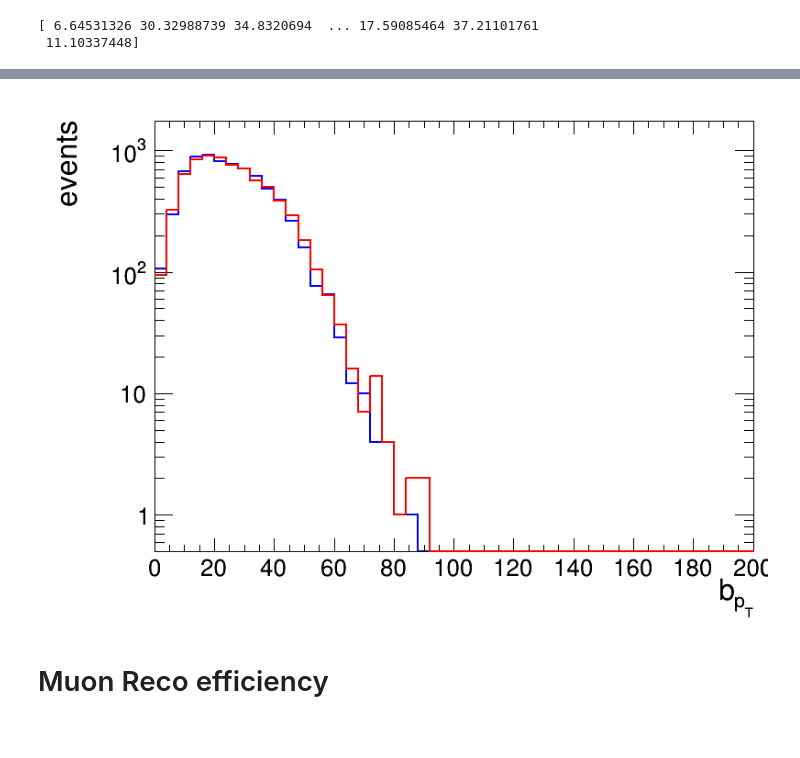
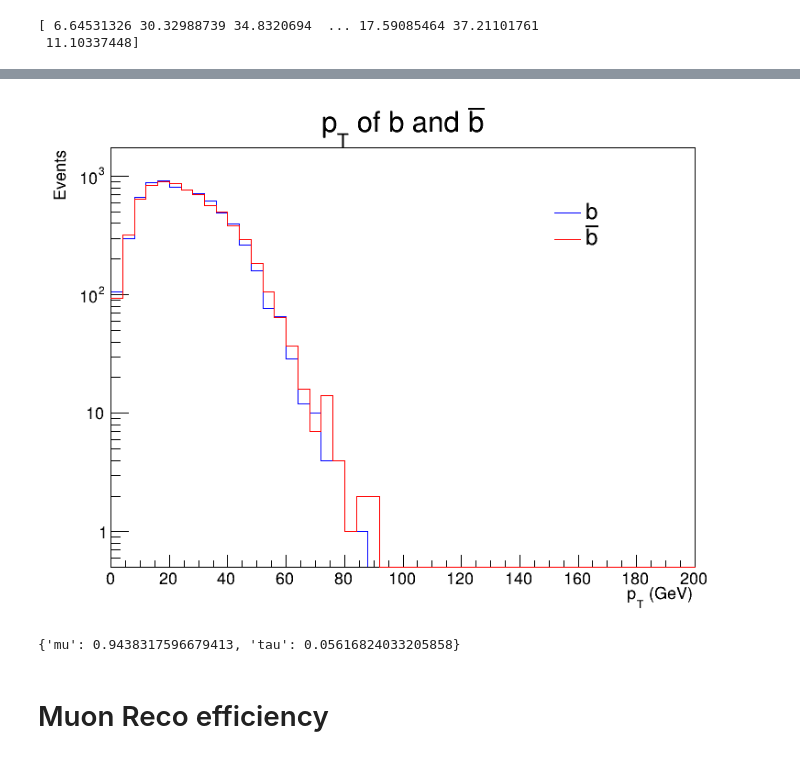
Before and after one commit to cms-lpc-llp/delayed_jet_analyzer, a Jupyter notebook: plot_scripts/glue_ball_plotter.ipynb, the cells around one changed output, grey strips where cells are left out. Drawn from its saved outputs; the diff is of its cells as text; code cells hidden in the pictures.

```diff
--- a/plot_scripts/glue_ball_plotter.ipynb
+++ b/plot_scripts/glue_ball_plotter.ipynb
@@ -20,7 +19,7 @@ tree = {}
 process = {}
 process_short = {}
 
-fpath['glueBall'] = '/home/cms/Desktop/OlmoNotebook/jetNtuple_glueBall_m50_ctau1000cm_ALL.root'
+fpath['glueBall'] = '/home/maojiajing/cms-llp/samples/signal/glueball/jetNtuple_glueball_m50_pl1000.root'
 process['glueBall'] = 'pp #rightarrow h*h* #rightarrow jj#nu#nu'
 process_short['glueBall'] = 'pp #rightarrow h*h* #rightarrow jj#nu#nu'
 
@@ -170,7 +180,7 @@ endcap-endcap fraction of events =  0.190481913421
 # %%
 c = rt.TCanvas('c','c', 800, 600)
 h = {}
-h['llp_eta'] = create_TH1D(llp_eta, axis_title=['llp_{#eta}', 'events'], name='llp_eta', binning=[60,-5,5])
+h['llp_eta'] = create_TH1D(llp_eta, axis_title=['#eta^{LLP}', 'Events'], name='LLP_#eta', binning=[60,-5,5])
 h['llp_eta'].SetLineColor(4)
 c.SetLogy()
 h['llp_eta'].Draw()
@@ -180,8 +191,9 @@ NameError: name 'create_TH1D' is not defined
 # %%
 #c = rt.TCanvas('c','c', 800, 600)
-h['llp_pt'] = create_TH1D(llp_pt, axis_title=['llp_{p_{T}}', 'events'], name='llp_pt', binning=[50,0,200])
+h['llp_pt'] = create_TH1D(llp_pt, axis_title=['p_{T}^{LLP}', 'Events'], name='LLP Transverse Momentum', binning=[50,0,200])
 h['llp_pt'].SetLineColor(4)
 c.SetLogy()
 h['llp_pt'].Draw()
+c.Update()
 c.Draw()
 # %% [output]
@@ -189,10 +201,16 @@ c.Draw()
 # %%
-h['b_eta'] = create_TH1D(b_eta, axis_title=['b_{#eta}', 'events'], name='b_eta', binning=[50,-5,5])
+h['b_eta'] = create_TH1D(b_eta, axis_title=['#eta', 'Events'], name='#eta of b and #bar{b}', binning=[50,-5,5])
 h['b_eta'].SetLineColor(4)
-h['bhat_eta'] = create_TH1D(bhat_eta, axis_title=['#hat{b}_{#eta}', 'events'], name='bhat_eta', binning=[50,-5,5])
+h['bhat_eta'] = create_TH1D(bhat_eta, axis_title=['#eta', 'Events'], name='bhat_eta', binning=[50,-5,5])
 h['bhat_eta'].SetLineColor(2)
 c.SetLogy()
+h['b_eta'].SetStats(0)
 h['b_eta'].Draw()
 h['bhat_eta'].Draw('same')
+leg = rt.TLegend(0.7,0.7,0.9,0.8)
+leg.SetBorderSize(0)
+leg.AddEntry(h['b_eta'],'b','l')
+leg.AddEntry(h['bhat_eta'],'#bar{b}','l')
+leg.Draw('same')
 c.Draw()
 # %% [output]
@@ -202,10 +220,16 @@ Warning in <TROOT::Append>: Replacing existing TH1: bhat_eta (Potential memory l
 # %%
-h['b_pt'] = create_TH1D(b_pt, axis_title=['b_{p_{T}}', 'events'], name='b_pt', binning=[50,0,200])
+h['b_pt'] = create_TH1D(b_pt, axis_title=['p_{T} (GeV)', 'Events'], name='p_{T} of b and #bar{b}', binning=[50,0,200])
 h['b_pt'].SetLineColor(4)
-h['bhat_pt'] = create_TH1D(bhat_pt, axis_title=['#hat{b}_{p_{t}', 'events'], name='bhat_pt', binning=[50,0,200])
+h['bhat_pt'] = create_TH1D(bhat_pt, axis_title=['p_{T} (GeV)', 'Events'], name='', binning=[50,0,200])
 h['bhat_pt'].SetLineColor(2)
 c.SetLogy()
+h['b_pt'].SetStats(0)
 h['b_pt'].Draw()
 h['bhat_pt'].Draw('same')
+legpt = rt.TLegend(0.7,0.7,0.9,0.8)
+legpt.SetBorderSize(0)
+legpt.AddEntry(h['b_pt'],'b','l')
+legpt.AddEntry(h['bhat_pt'],'#bar{b}','l')
+legpt.Draw('same')
 c.Draw()
 # %% [output]
@@ -212,4 +237,4 @@ c.Draw()
-[figure, old version]
+[figure, new version]
 # %%
 DecayChannelBr = {}
 DecayChannelBr['mu'] = 4.88e-2 * 67e-2 * 3.89e-2
@@ -222,6 +247,8 @@ for k,v in DecayChannelBr.iteritems():
     weights[k] = v/sumBr
 
 print weights
+# %% [output]
+{'mu': 0.9438317596679413, 'tau': 0.05616824033205858}
 # %% [markdown]
 # Muon Reco efficiency
 # %% [markdown]
```
Also changed, not shown: parts of 20 cells of this notebook.
